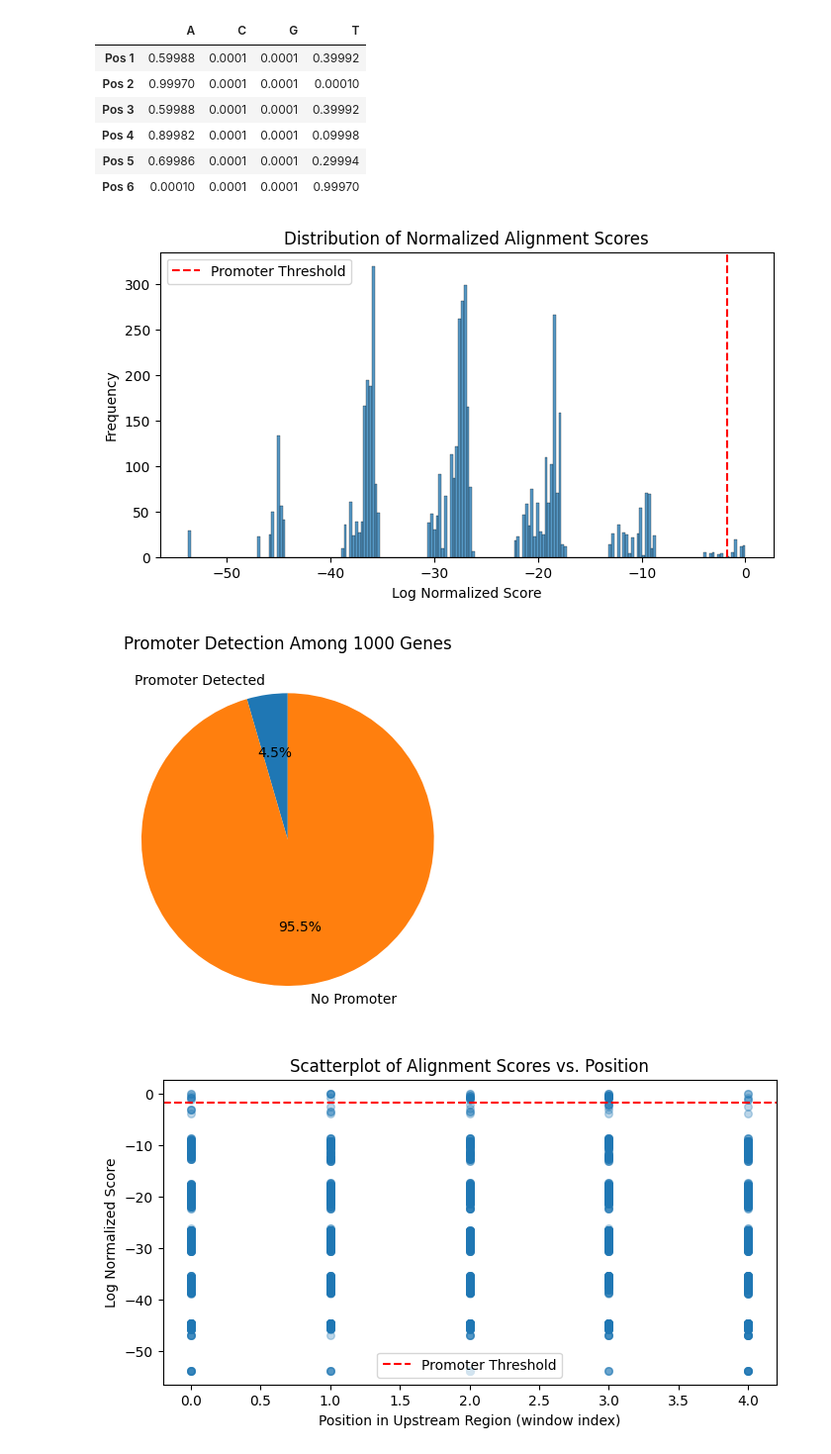
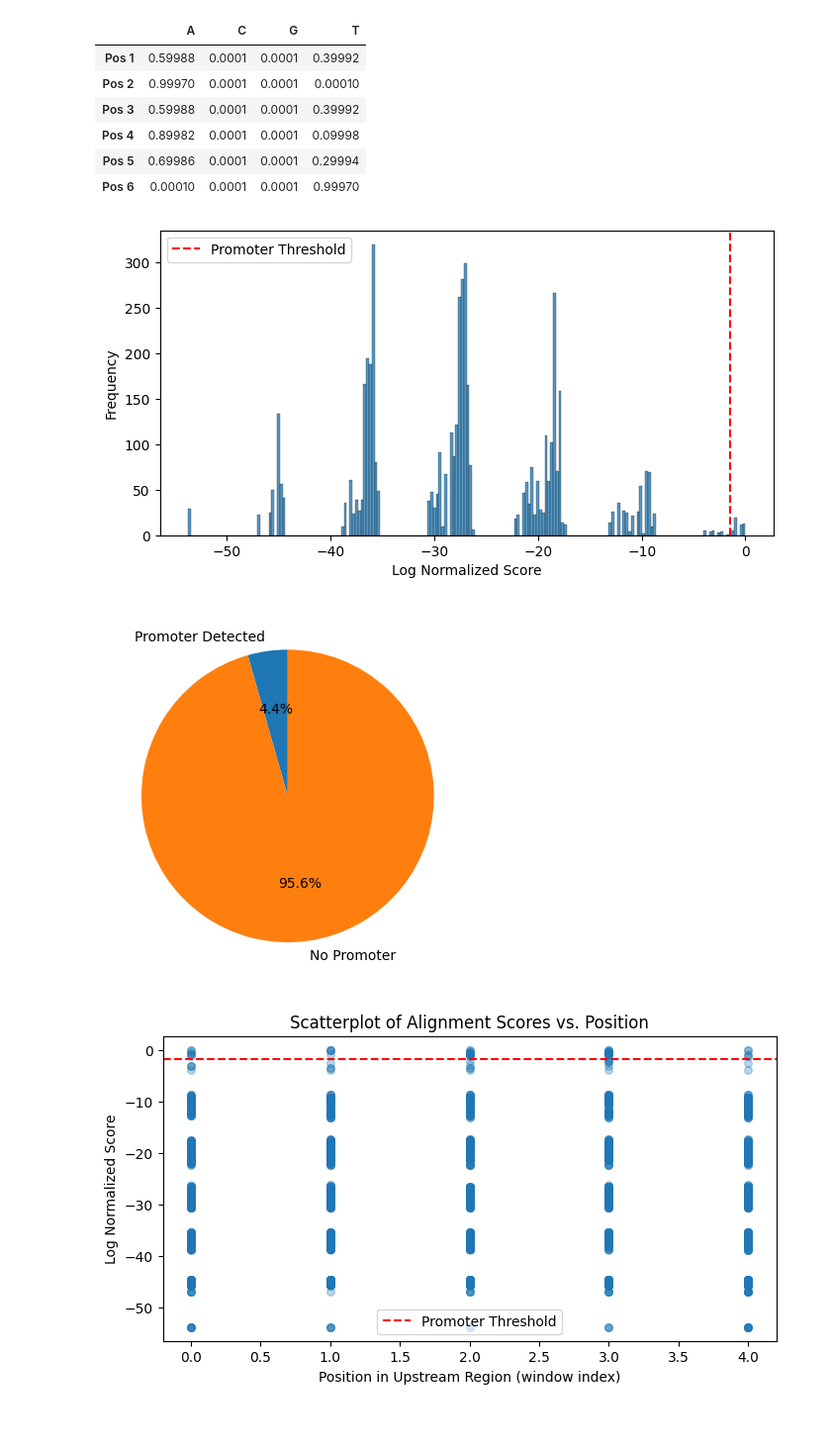
Before and after one commit to isiri01/Genomic-Signal-Processing, a Jupyter notebook: statistical_alignment.ipynb, the cells around one changed output. Shown at 99% size. Drawn from its saved outputs; the diff is of its cells as text; code cells hidden in the pictures; blank space fills up the shorter version.

```diff
--- a/statistical_alignment.ipynb
+++ b/statistical_alignment.ipynb
@@ -197,13 +196,12 @@ display(ppm_df.round(7))
 # %%
 all_scores = [score for seq in norm_score.values() for score in seq.values()]
 
 plt.figure(figsize=(8,4))
 sns.histplot(all_scores, bins=200, kde=False)
-plt.title('Distribution of Normalized Alignment Scores')
 plt.xlabel('Log Normalized Score')
 plt.ylabel('Frequency')
-plt.axvline(-1.757, color='r', linestyle='--', label='Promoter Threshold')
+plt.axvline(consensus_score, color='r', linestyle='--', label='Promoter Threshold')
 plt.legend()
 plt.show()
 # %% [output]
-[figure, old version]
+[figure, new version]
@@ -210,15 +210,14 @@ plt.show()
 # %%
-threshold = -1.757
+threshold = consensus_score
 promoter_presence = [any(score > threshold for score in seq.values()) for seq in norm_score.values()]
 
 present = sum(promoter_presence)
 absent = len(promoter_presence) - present
 
 plt.pie([present, absent], labels=['Promoter Detected','No Promoter'], autopct='%1.1f%%', startangle=90)
-plt.title('Promoter Detection Among 1000 Genes')
 plt.show()
 # %% [output]
-[figure, old version]
+[figure, new version]
 # %%
 positions, scores = [], []
 for seq_scores in norm_score.values():
```
Also changed, not shown: parts of 5 cells of this notebook.
